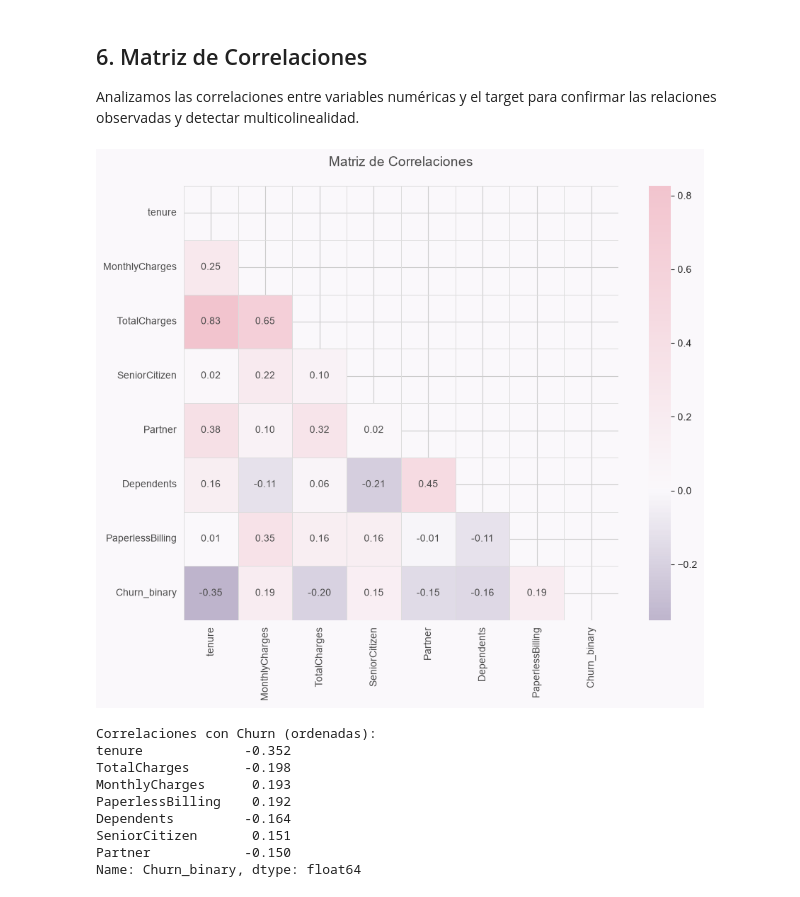
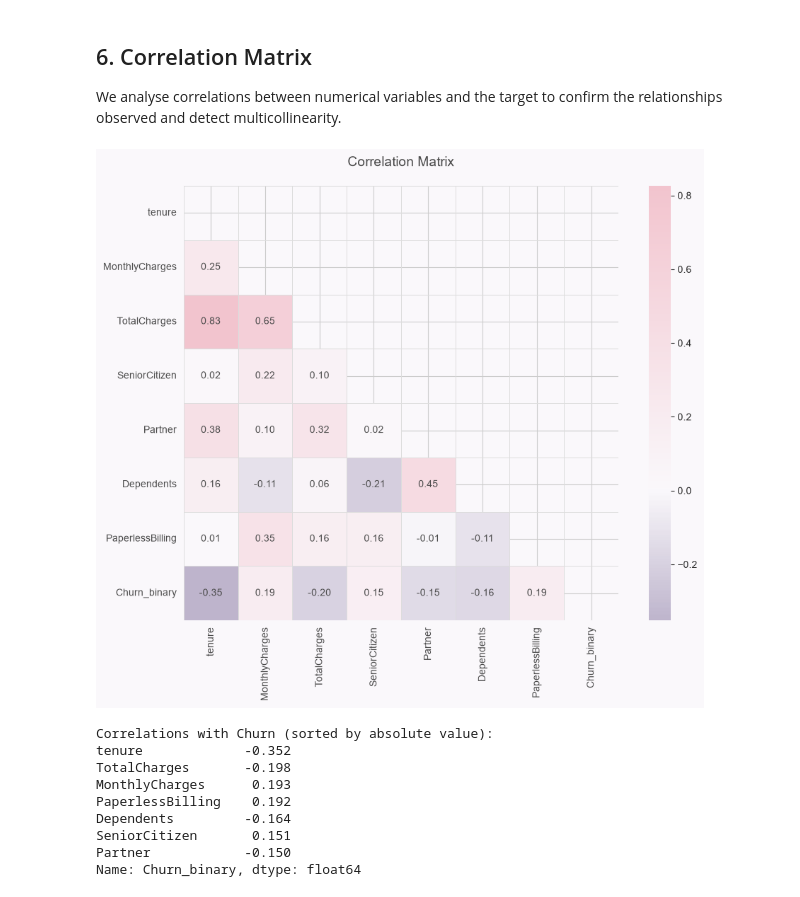
Before and after one commit to dayanaalconz/churn-prediction-pipeline, a Jupyter notebook: notebooks/01_eda.ipynb, the cells around one changed output. Cells and saved outputs as stored; diff of their text form; code cells hidden in the pictures.

```diff
--- a/notebooks/01_eda.ipynb
+++ b/notebooks/01_eda.ipynb
@@ -417,54 +426,51 @@ Mailed check                 19.1
 # %% [markdown]
-## 6. Matriz de Correlaciones
-Analizamos las correlaciones entre variables numéricas y el target
-para confirmar las relaciones observadas y detectar multicolinealidad.
+## 6. Correlation Matrix
+We analyse correlations between numerical variables and the target
+to confirm the relationships observed and detect multicollinearity.
 # %%
-# Preparar datos numéricos para correlación
+# Prepare numeric data for correlation
 df_corr = df.copy()
 
-# Encodear variables binarias simples para incluirlas
+# Encode simple binary variables to include them
 binary_map = {"Yes": 1, "No": 0}
 for col in ["Partner", "Dependents", "PhoneService", "PaperlessBilling"]:
     df_corr[col] = df_corr[col].map(binary_map)
 
-# Seleccionar variables numéricas + target
+# Select numeric variables + target
 corr_vars = ["tenure", "MonthlyCharges", "TotalCharges",
              "SeniorCitizen", "Partner", "Dependents",
              "PaperlessBilling", "Churn_binary"]
 
 corr_matrix = df_corr[corr_vars].corr()
 
-# Visualización
+# Visualisation
 fig, ax = plt.subplots(figsize=(10, 8), facecolor=BACKGROUND)
 ax.set_facecolor(BACKGROUND)
-
-cmap_corr = LinearSegmentedColormap.from_list("corr",
-            ["#6D5A8E", "#EDE8F5", "#FAF8FB", "#EDE8F5", "#6D5A8E"])
 
 mask = np.triu(np.ones_like(corr_matrix, dtype=bool))
 sns.heatmap(corr_matrix, mask=mask, annot=True, fmt=".2f",
             cmap=LinearSegmentedColormap.from_list("corr",
             ["#6D5A8E", "#FAF8FB", "#F2C4CE"]),
             center=0, square=True, linewidths=0.5,
             linecolor="#DDDDDD", ax=ax,
             annot_kws={"size": 10, "color": "#4A4A4A"})
 
-ax.set_title("Matriz de Correlaciones", fontsize=14,
+ax.set_title("Correlation Matrix", fontsize=14,
              color="#4A4A4A", pad=20)
 ax.tick_params(colors="#4A4A4A", labelsize=10)
 
 plt.tight_layout()
 plt.savefig("../data/processed/05_correlation_matrix.png",
             dpi=150, bbox_inches="tight", facecolor=BACKGROUND)
 plt.show()
 
-# Correlaciones con el target ordenadas
-print("\nCorrelaciones con Churn (ordenadas):")
+# Correlations with target sorted by absolute value
+print("\nCorrelations with Churn (sorted by absolute value):")
 print(corr_matrix["Churn_binary"].drop("Churn_binary")
       .sort_values(key=abs, ascending=False).round(3))
 # %% [output]
-[figure, old version]
+[figure, new version]
-Correlaciones con Churn (ordenadas):
+Correlations with Churn (sorted by absolute value):
 tenure             -0.352
 TotalCharges       -0.198
 MonthlyCharges      0.193
```
Also changed, not shown: parts of 18 cells of this notebook.
